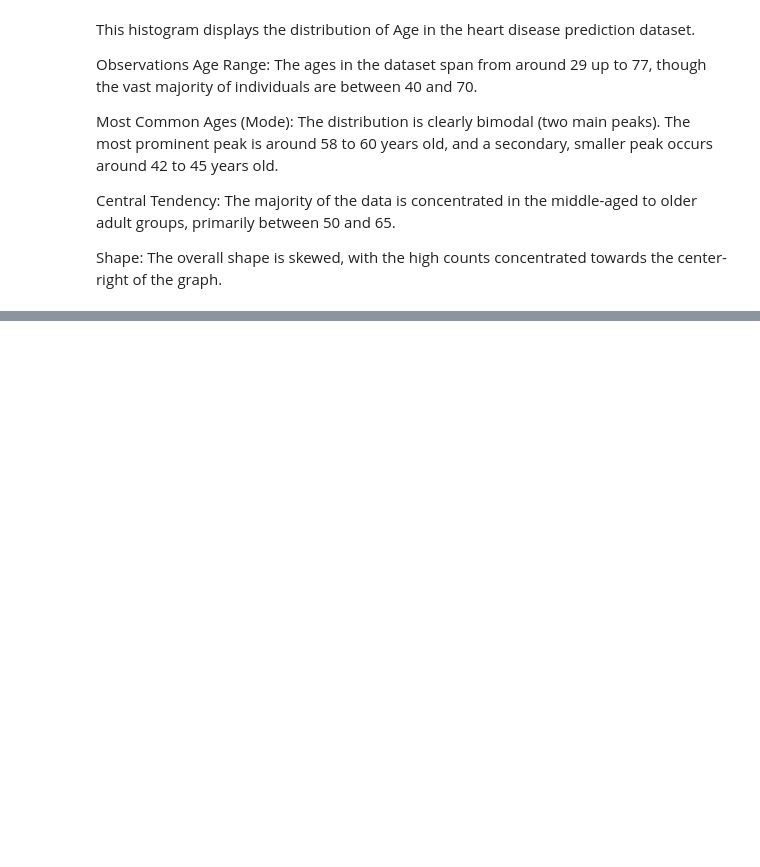
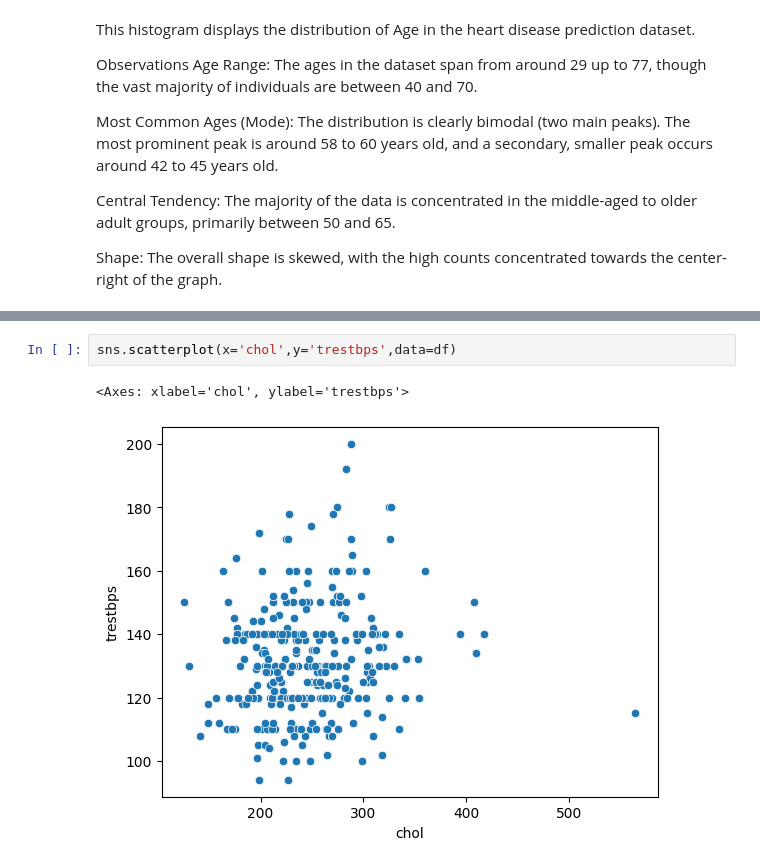
Before and after one commit to prasannashrestha011/ML_exercises, a Jupyter notebook: Heart_Disease_Analysis.ipynb, the cells around one changed output, grey strips where cells are left out. Cells and saved outputs as stored; diff of their text form; blank space fills up the shorter version.

```diff
--- a/Heart_Disease_Analysis.ipynb
+++ b/Heart_Disease_Analysis.ipynb
@@ -202,0 +208,5 @@ Shape: The overall shape is skewed, with the high counts concentrated towards th
+# %%
+sns.scatterplot(x='chol',y='trestbps',data=df)
+# %% [output]
+<Axes: xlabel='chol', ylabel='trestbps'>
+[figure, added]
```
Also changed, not shown: parts of 2 cells of this notebook.
